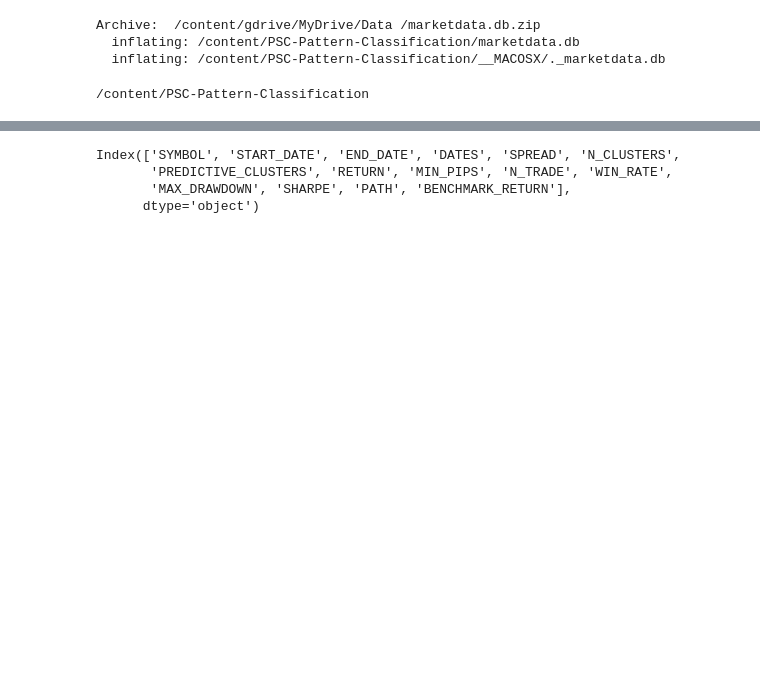
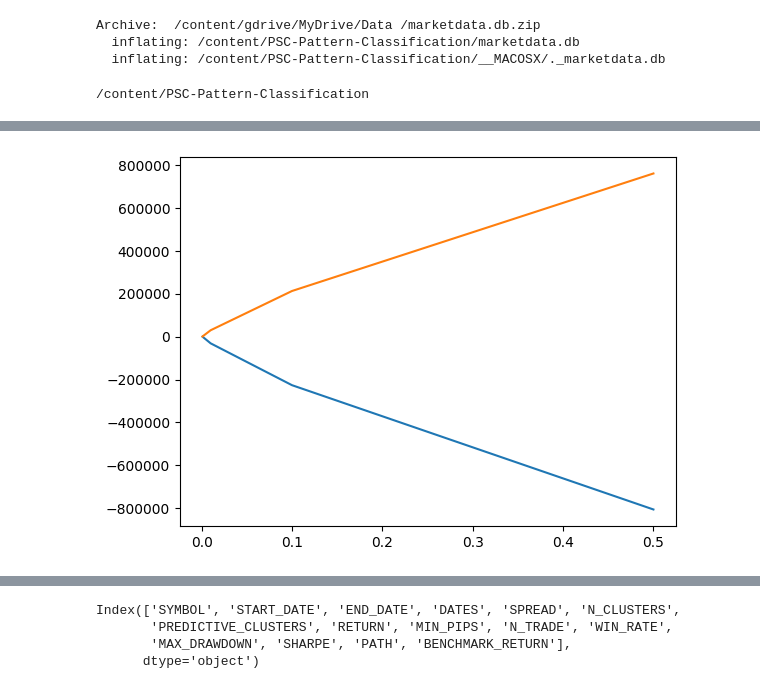
Before and after one commit to ShulzhenkoPetr/PSC-Pattern-Classification, a Jupyter notebook: PSC_2020_analysis.ipynb, the cells around one changed output, grey strips where cells are left out. Saved outputs shown, nothing was run; the diff lists cells and outputs as text; code cells hidden in the pictures; blank space fills up the shorter version.

```diff
--- a/PSC_2020_analysis.ipynb
+++ b/PSC_2020_analysis.ipynb
@@ -66,0 +124,10 @@ Sun Oct 16 09:50:24 2022
+# %%
+import pandas as pd
+import matplotlib.pyplot as plt
+
+data_spread_fra = pd.read_csv('/content/gdrive/MyDrive/Data /spread_curve.csv')
+
+plt.plot(data_spread_fra["SPREAD"].unique(), data_spread_fra.groupby("SPREAD")["SUM_LONG"].mean());
+plt.plot(data_spread_fra["SPREAD"].unique(), data_spread_fra.groupby("SPREAD")["SUM_SHORT"].mean());
+# %% [output]
+[figure, added]
```
Also changed, not shown: parts of 59 cells of this notebook.
